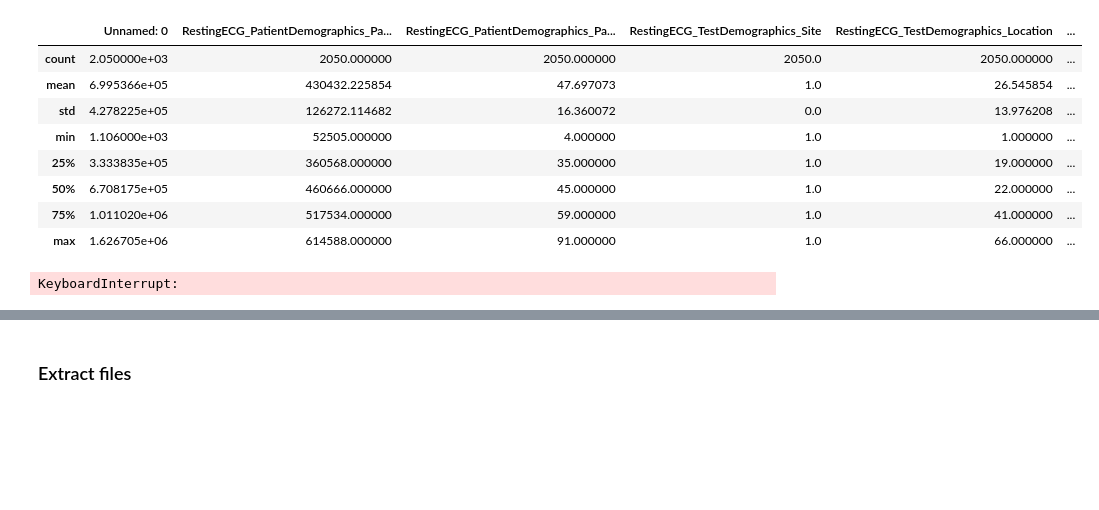
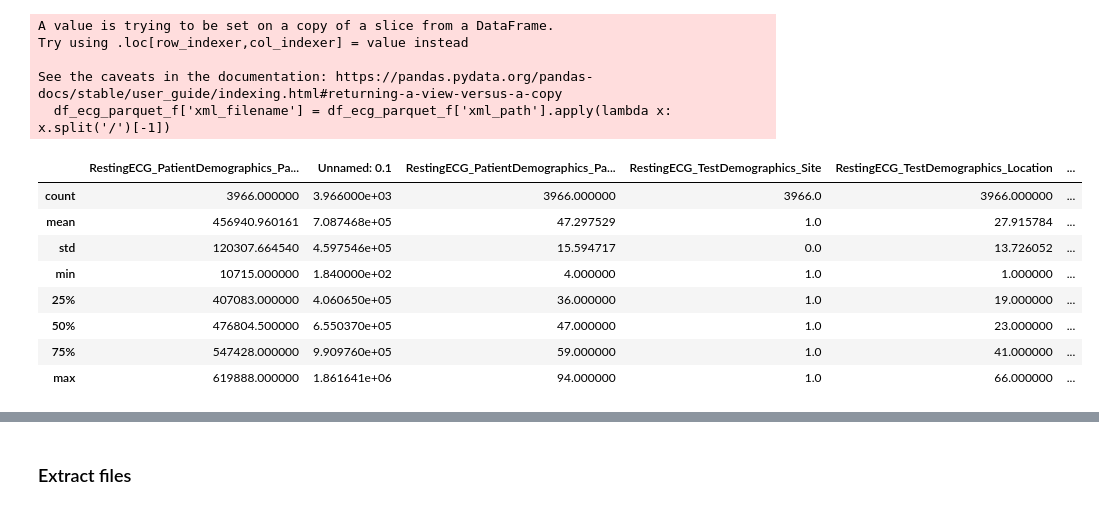
Before and after one commit to River/lqts, a Jupyter notebook: recover_ecgs.ipynb, the cells around one changed output, grey strips where cells are left out. Drawn from its saved outputs; the diff is of its cells as text; code cells hidden in the pictures; blank space fills up the shorter version.

```diff
--- a/recover_ecgs.ipynb
+++ b/recover_ecgs.ipynb
@@ -37,0 +35,16 @@ df_lqts = pd.read_csv('data/ecg_lqts_rafik.csv')
+# %%
+df_ecg_parquet = pd.read_parquet('/media/data1/ravram/DeepECG/ekg_waveforms_output/df_xml_2023_05_09_2004-to-june-2022_n_1572280_with_labelbox_no_duplicates.parquet')
+# %%
+df_ecg_parquet['RestingECG_PatientDemographics_PatientID'] = df_ecg_parquet['RestingECG_PatientDemographics_PatientID'].astype(int)
+# %%
+df_lqts = pd.read_csv('data/validation LQT-AI - MGM-RT-20231002_SG final.csv')
+display(df_lqts.head(n=5))
+display(df_lqts.patient_id.unique().shape)
+#display df_lqts['patient_id'] in df_ecg_parquet['RestingECG_PatientDemographics_PatientID']
+df_lqts['patient_id'] = df_lqts['patient_id'].astype(int)
+#df_lqts_f = df_lqts.loc[~df_lqts['patient_id'].isin(df_ecg_parquet['RestingECG_PatientDemographics_PatientID'])]
+## 24 patients not found because ECGs missing
+
+#dsiplay df_ecg_parquet['RestingECG_PatientDemographics_PatientID'] in df_lqts['patient_id']
+df_ecg_parquet_f = df_ecg_parquet.loc[df_ecg_parquet['RestingECG_PatientDemographics_PatientID'].isin(df_lqts['patient_id'])]
+display(df_ecg_parquet_f.describe())
@@ -38,38 +68,42 @@ df_lqts = pd.read_csv('data/ecg_lqts_rafik.csv')
 # %%
 ## Get filename from xml_path
-df_lqts['xml_filename'] = df_lqts['xml_path'].apply(lambda x: x.split('/')[-1])
-display(df_lqts.describe())
+df_ecg_parquet_f['xml_filename'] = df_ecg_parquet_f['xml_path'].apply(lambda x: x.split('/')[-1])
+display(df_ecg_parquet_f.describe())
 # %% [output]
+A value is trying to be set on a copy of a slice from a DataFrame.
+Try using .loc[row_indexer,col_indexer] = value instead
+
+See the caveats in the documentation: https://pandas.pydata.org/pandas-docs/stable/user_guide/indexing.html#returning-a-view-versus-a-copy
+  df_ecg_parquet_f['xml_filename'] = df_ecg_parquet_f['xml_path'].apply(lambda x: x.split('/')[-1])
-|  | Unnamed: 0 | RestingECG_PatientDemographics_Pa... | RestingECG_PatientDemographics_Pa... | RestingECG_TestDemographics_Site | RestingECG_TestDemographics_Location | ... |
-| count | 2.050000e+03 | 2050.000000 | 2050.000000 | 2050.0 | 2050.000000 | ... |
-| mean | 6.995366e+05 | 430432.225854 | 47.697073 | 1.0 | 26.545854 | ... |
-| std | 4.278225e+05 | 126272.114682 | 16.360072 | 0.0 | 13.976208 | ... |
-| min | 1.106000e+03 | 52505.000000 | 4.000000 | 1.0 | 1.000000 | ... |
-| 25% | 3.333835e+05 | 360568.000000 | 35.000000 | 1.0 | 19.000000 | ... |
-| 50% | 6.708175e+05 | 460666.000000 | 45.000000 | 1.0 | 22.000000 | ... |
-| 75% | 1.011020e+06 | 517534.000000 | 59.000000 | 1.0 | 41.000000 | ... |
-| max | 1.626705e+06 | 614588.000000 | 91.000000 | 1.0 | 66.000000 | ... |
+|  | RestingECG_PatientDemographics_Pa... | Unnamed: 0.1 | RestingECG_PatientDemographics_Pa... | RestingECG_TestDemographics_Site | RestingECG_TestDemographics_Location | ... |
+| count | 3966.000000 | 3.966000e+03 | 3966.000000 | 3966.0 | 3966.000000 | ... |
+| mean | 456940.960161 | 7.087468e+05 | 47.297529 | 1.0 | 27.915784 | ... |
+| std | 120307.664540 | 4.597546e+05 | 15.594717 | 0.0 | 13.726052 | ... |
+| min | 10715.000000 | 1.840000e+02 | 4.000000 | 1.0 | 1.000000 | ... |
+| 25% | 407083.000000 | 4.060650e+05 | 36.000000 | 1.0 | 19.000000 | ... |
+| 50% | 476804.500000 | 6.550370e+05 | 47.000000 | 1.0 | 23.000000 | ... |
+| 75% | 547428.000000 | 9.909760e+05 | 59.000000 | 1.0 | 41.000000 | ... |
+| max | 619888.000000 | 1.861641e+06 | 94.000000 | 1.0 | 66.000000 | ... |
 # %%
 
 ## Copy df_lqts['xml_path'] to 'data/lqts_ecg/' folder
 
 import os
 import shutil
+from tqdm import tqdm
 
-def copy_files(df, src, dst):
+def copy_files(df, dst):
 # Make dst directory if it doesn't exist
 
     if not os.path.exists(dst):
         os.makedirs(dst)
 
-    for index, row in df.iterrows():
+    for index, row in tqdm(df.iterrows()):
         file_name = row['xml_filename']
         dst_file = os.path.join(dst, file_name)
         shutil.copyfile(row['xml_path'], dst_file)
 
-copy_files(df_lqts, 'data/lqts_ecg/', 'data/lqts_ecg/')
+copy_files(df_ecg_parquet_f, 'data/lqts_ecg_20231016/')
-# %% [output]
-KeyboardInterrupt:
 # %%
 import lqtnet
 #Run script "python lqtnet/extract_ecg_xml.py --source_dir data/lqts_ecg --dest_dir data/ECG_CSV" in the notebook
```
Also changed, not shown: parts of 26 cells of this notebook, 1 other file.
